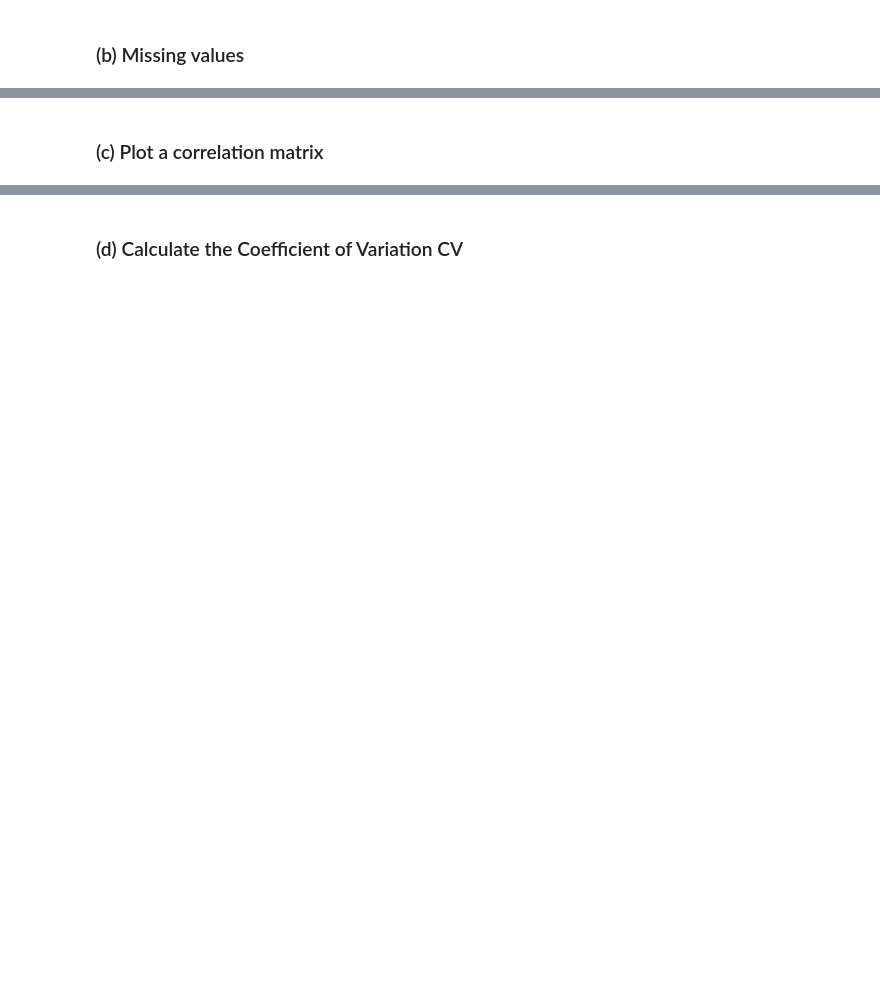
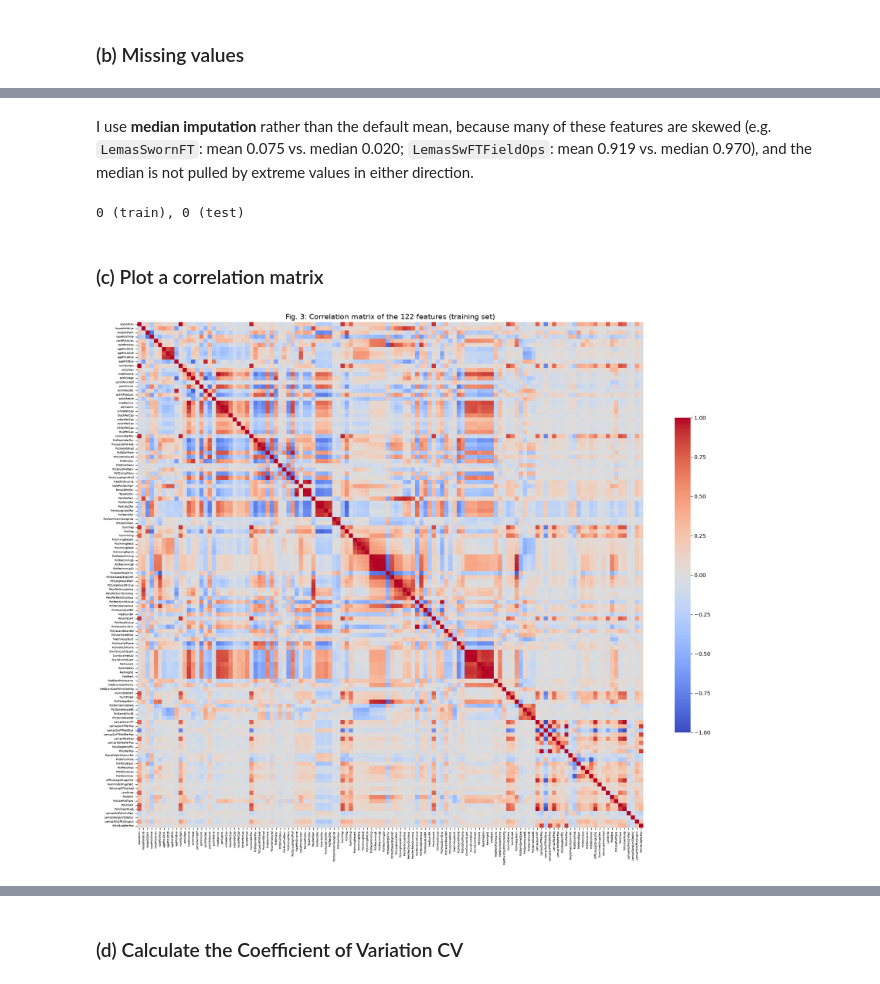
Before and after one commit to xiaomann339/DSCI552-HW5, a Jupyter notebook: notebook/Niu_Xiaoman_HW5.ipynb, the cells around one changed output, grey strips where cells are left out. Saved outputs shown, nothing was run; the diff lists cells and outputs as text; code cells hidden in the pictures; blank space fills up the shorter version.

```diff
--- a/notebook/Niu_Xiaoman_HW5.ipynb
+++ b/notebook/Niu_Xiaoman_HW5.ipynb
@@ -26,0 +305,7 @@ Get the Accute Inamations Data Set
+# %%
+# split test and train data
+
+train = crime.iloc[:1495]
+test = crime.iloc[1495:]
+print("train", train.shape)
+print("test", test.shape)
@@ -28,0 +319,15 @@ Get the Accute Inamations Data Set
+# %%
+#drop non-predictive cols
+
+drop = ['state', 'county', 'community', 'communityname', 'fold']
+
+yt = 'ViolentCrimesPerPop'
+
+X_train = train.drop(columns = drop + [yt])
+y_train = train[yt]
+X_test = test.drop(columns = drop + [yt])
+y_test = test[yt]
+
+print("x_train", X_train.shape)
+print("y_train", y_train.shape)
+print("columns with missing values", (X_train.isna().sum() > 0).sum())
@@ -29,2 +360,31 @@ Get the Accute Inamations Data Set
+# %% [markdown]
+I use **median imputation** rather than the default mean, because many of these features are
+skewed (e.g. `LemasSwornFT`: mean 0.075 vs. median 0.020; `LemasSwFTFieldOps`: mean 0.919 vs.
+median 0.970), and the median is not pulled by extreme values in either direction.
+# %%
+# imputation for missing value ( use median)
+
+imputer = SimpleImputer(strategy = "median")
+
+X_train = pd.DataFrame(imputer.fit_transform(X_train),
+                       columns = X_train.columns, index = X_train.index)
+X_test = pd.DataFrame(imputer.transform(X_test),
+                      columns = X_test.columns, index = X_test.index)
+
+print(X_train.isna().sum().sum(), '(train),', X_test.isna().sum().sum(), '(test)')
+# %% [output]
+0 (train), 0 (test)
 # %% [markdown]
 ### (c) Plot a correlation matrix
+# %%
+corr = X_train.corr()
+
+fig, ax = plt.subplots(figsize=(18, 15))
+sns.heatmap(corr, cmap='coolwarm', vmin=-1, vmax=1, center=0, square=True,
+            xticklabels=True, yticklabels=True, cbar_kws={'shrink': 0.6}, ax=ax)
+ax.tick_params(labelsize=5)
+ax.set_title('Fig. 3: Correlation matrix of the 122 features (training set)', fontsize=14)
+plt.tight_layout()
+plt.show()
+# %% [output]
+[figure, added]
```
Also changed, not shown: parts of 56 cells of this notebook.
